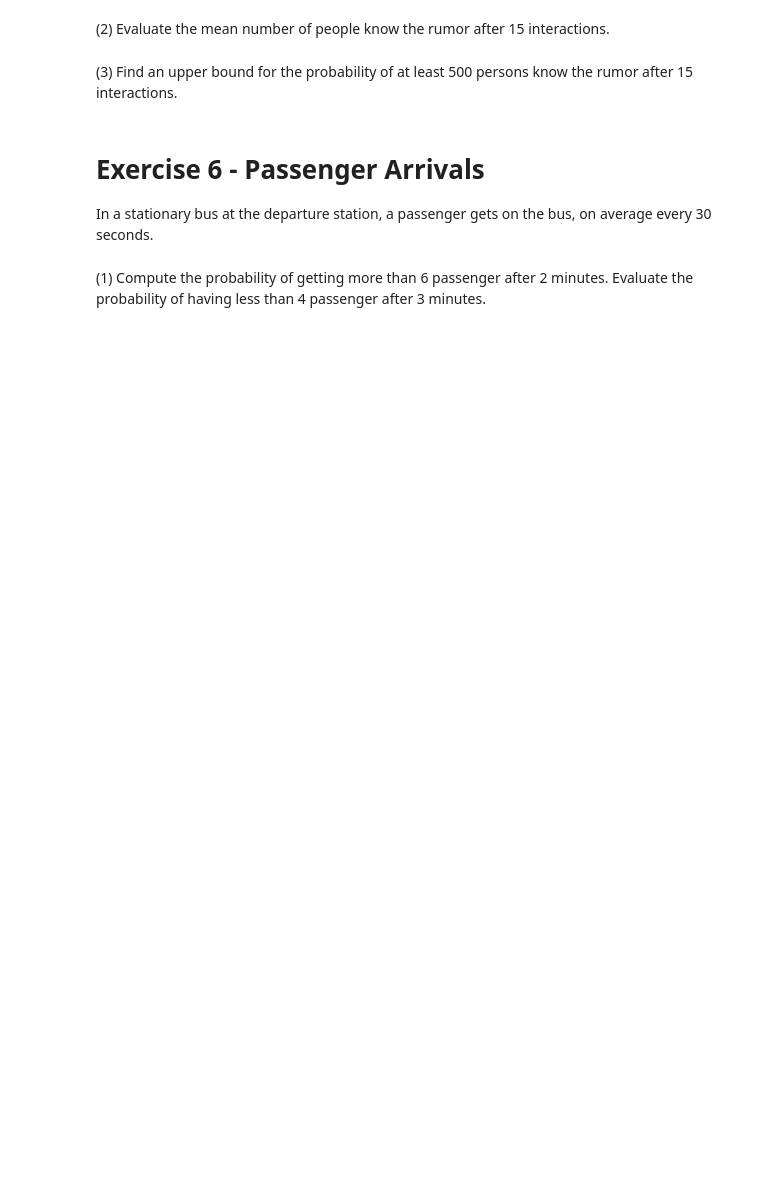
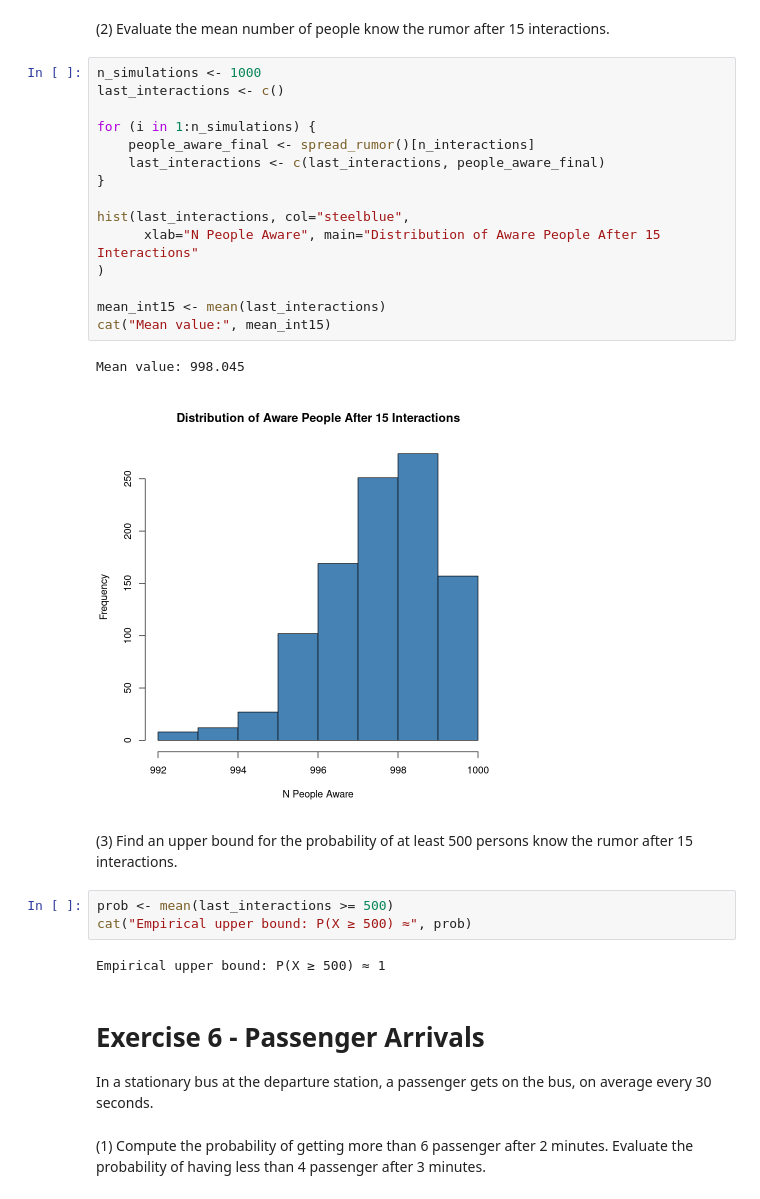
Before and after one commit to AlbertoCasellato/AdvancedStatistics, a Jupyter notebook: Ex2/AlbertoCasellato_Lab2.ipynb, the cells around one changed output. Drawn from its saved outputs; the diff is of its cells as text; blank space fills up the shorter version.

```diff
--- a/Ex2/AlbertoCasellato_Lab2.ipynb
+++ b/Ex2/AlbertoCasellato_Lab2.ipynb
@@ -193,7 +224,30 @@ Every person who knows the rumor spreads it to one randomly chosen person, inclu
 # %% [markdown]
 (2) Evaluate the mean number of people know the rumor after 15 interactions.
+# %%
+n_simulations <- 1000
+last_interactions <- c()
+
+for (i in 1:n_simulations) {
+    people_aware_final <- spread_rumor()[n_interactions]
+    last_interactions <- c(last_interactions, people_aware_final)
+}
+
+hist(last_interactions, col="steelblue",
+      xlab="N People Aware", main="Distribution of Aware People After 15 Interactions"
+)
+
+mean_int15 <- mean(last_interactions)
+cat("Mean value:", mean_int15)
+# %% [output]
+Mean value: 998.045
+[figure, added]
 # %% [markdown]
 (3) Find an upper bound for the probability of at least 500 persons know the rumor after 15 interactions.
+# %%
+prob <- mean(last_interactions >= 500)
+cat("Empirical upper bound: P(X ≥ 500) ≈", prob)
+# %% [output]
+Empirical upper bound: P(X ≥ 500) ≈ 1
 # %% [markdown]
 # Exercise 6 - Passenger Arrivals
 In a stationary bus at the departure station, a passenger gets on the bus, on average every 30 seconds.
```
Also changed, not shown: parts of 8 cells of this notebook.
